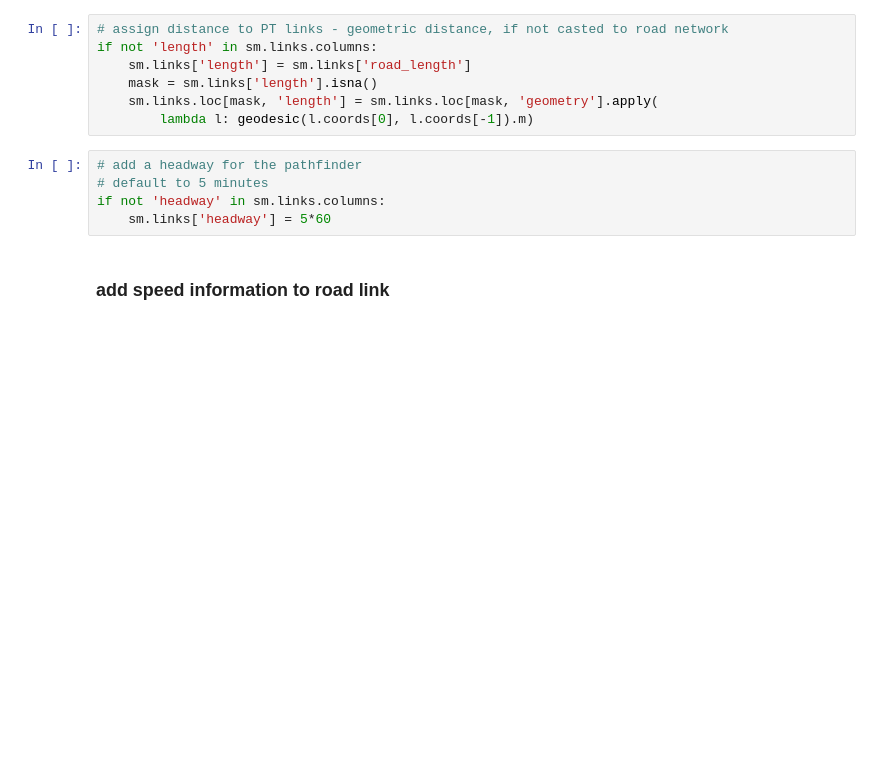
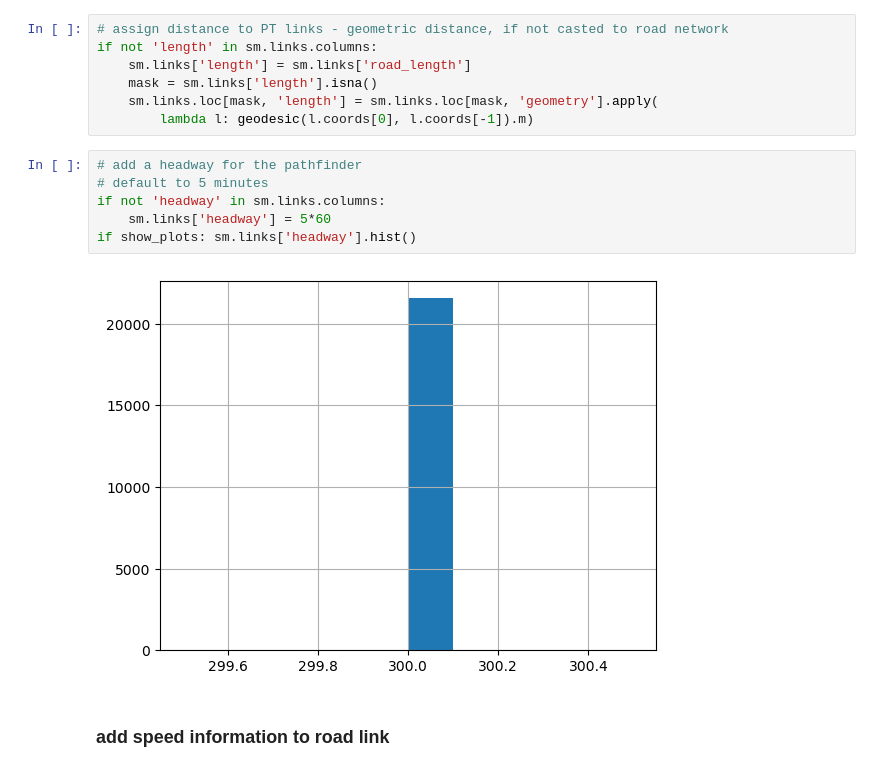
Before and after one commit to marlinarnz/quetzal_berlin, a Jupyter notebook: notebooks/04_OD-LoS-stack.ipynb, the cells around one changed output. Saved outputs shown, nothing was run; the diff lists cells and outputs as text; blank space fills up the shorter version.

```diff
--- a/notebooks/04_OD-LoS-stack.ipynb
+++ b/notebooks/04_OD-LoS-stack.ipynb
@@ -84,8 +66,11 @@ if not 'length' in sm.links.columns:
 # %%
 # add a headway for the pathfinder
 # default to 5 minutes
 if not 'headway' in sm.links.columns:
     sm.links['headway'] = 5*60
+if show_plots: sm.links['headway'].hist()
+# %% [output]
+[figure, added]
 # %% [markdown]
 ### add speed information to road link
 # %% [markdown]
```
Also changed, not shown: parts of 20 cells of this notebook, 10 other files.
